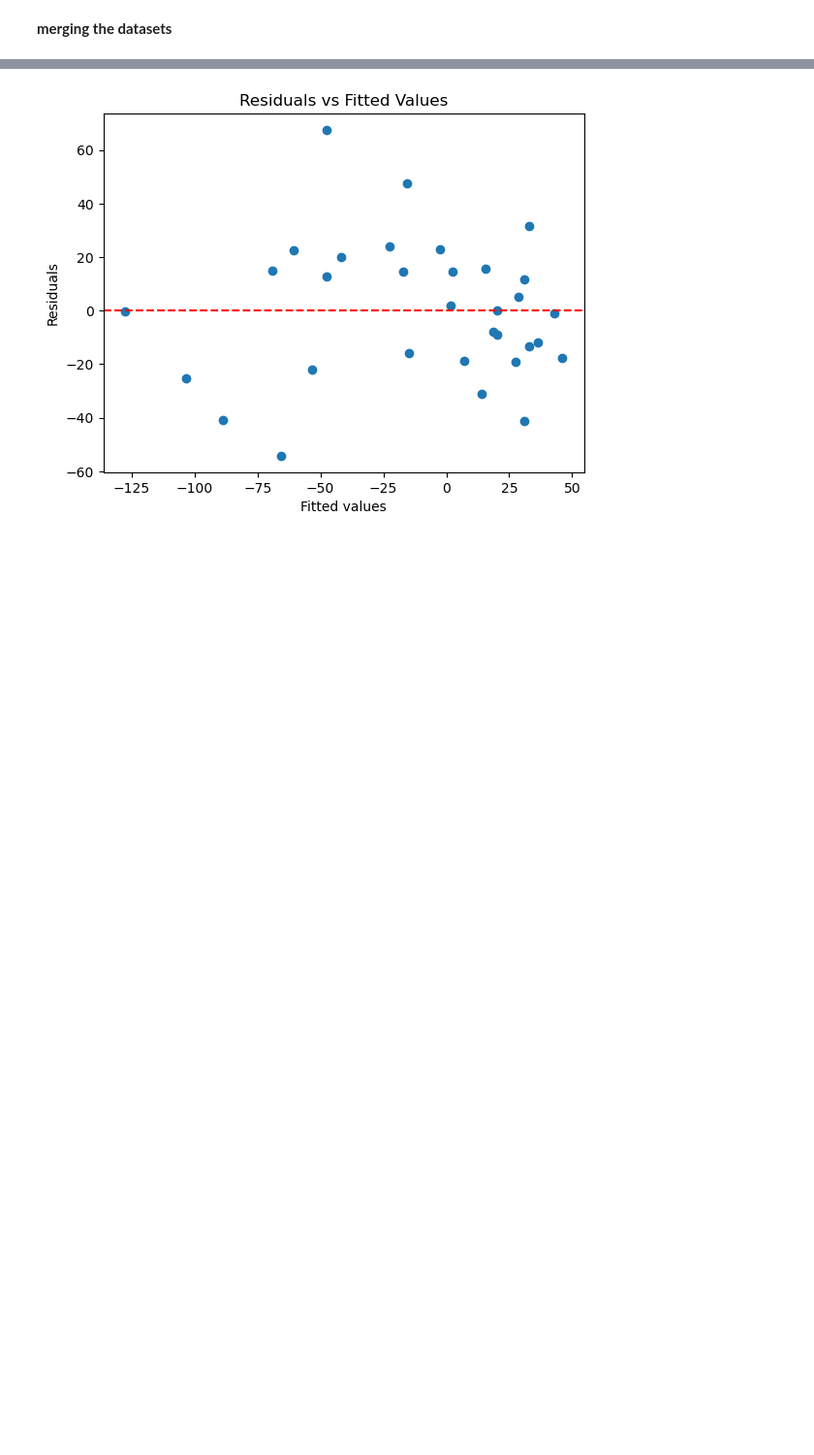
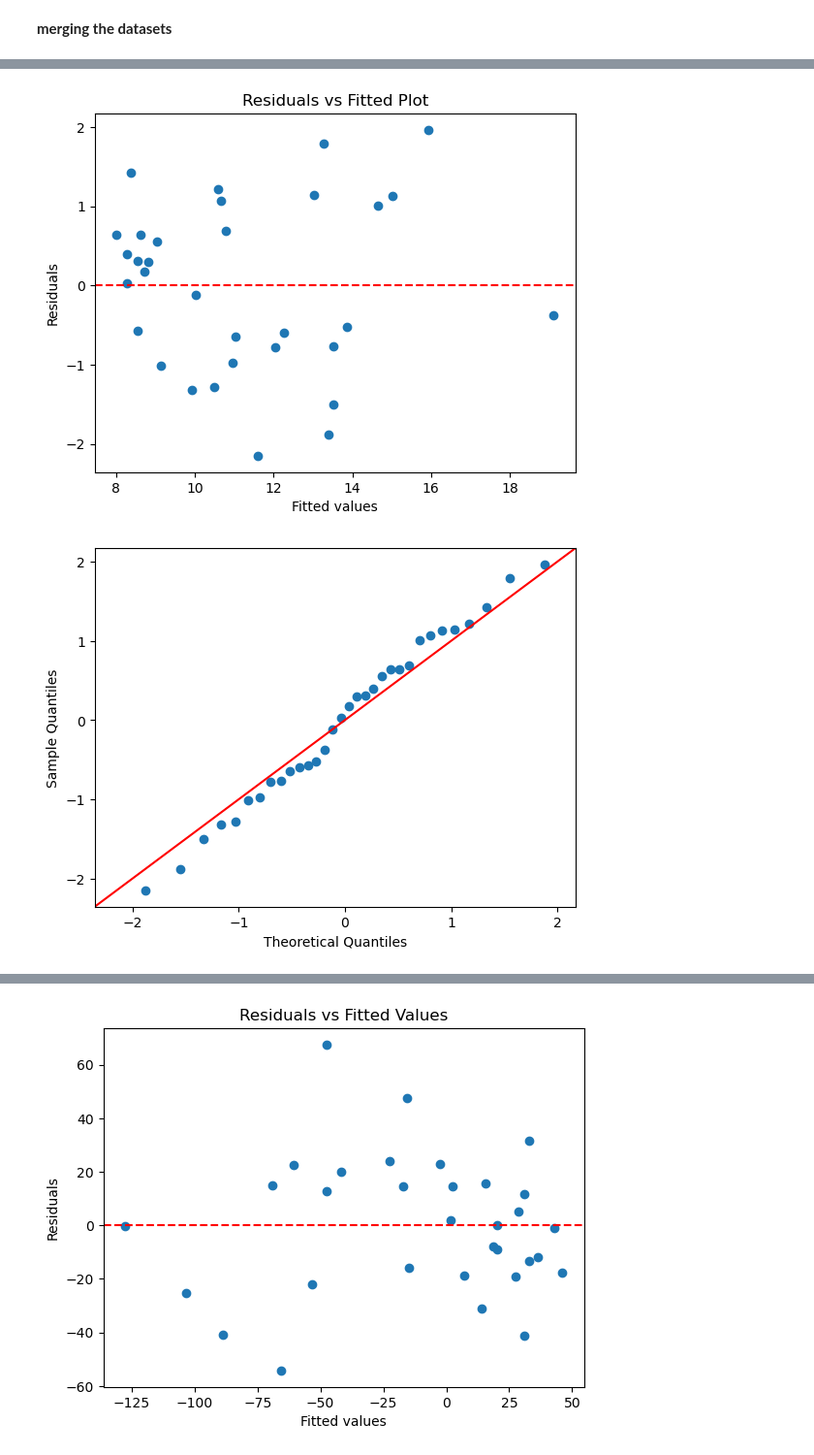
Before and after one commit to a-saveleva/FSDS_Slap, a Jupyter notebook: Regression.ipynb, the cells around one changed output, grey strips where cells are left out. Shown at 97% size. Cells and saved outputs as stored; diff of their text form; code cells hidden in the pictures; blank space fills up the shorter version.

```diff
--- a/Regression.ipynb
+++ b/Regression.ipynb
@@ -1025,0 +1139,26 @@ strong multicollinearity or other numerical problems.
+# %%
+import matplotlib.pyplot as plt
+import statsmodels.api as sm
+
+# Get residuals and fitted values
+residuals = model.resid
+fitted = model.fittedvalues
+
+# Create a scatter plot
+plt.scatter(fitted, residuals)
+plt.axhline(y=0, color='red', linestyle='--')  # add a horizontal line at 0
+plt.xlabel('Fitted values')
+plt.ylabel('Residuals')
+plt.title('Residuals vs Fitted Plot')
+plt.show()
+
+sm.qqplot(residuals, line ='45')
+plt.show()
+
+influence = model.get_influence()
+cooks_distance = influence.cooks_distance
+plt.stem(cooks_distance[0])
+plt.show()
+# %% [output]
+[figure, added]
+[figure, added]
```
Also changed, not shown: parts of 13 cells of this notebook.
